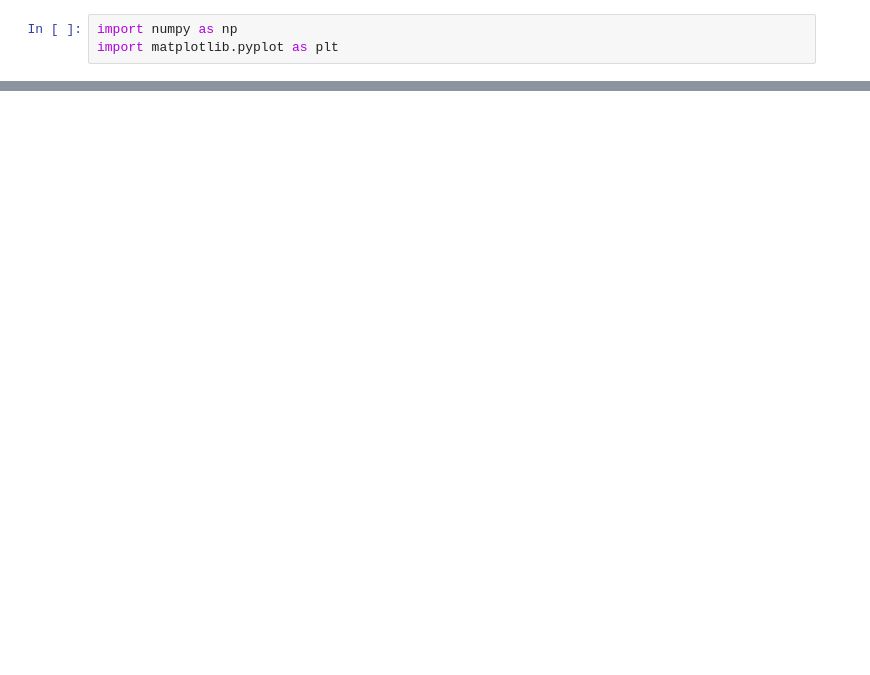
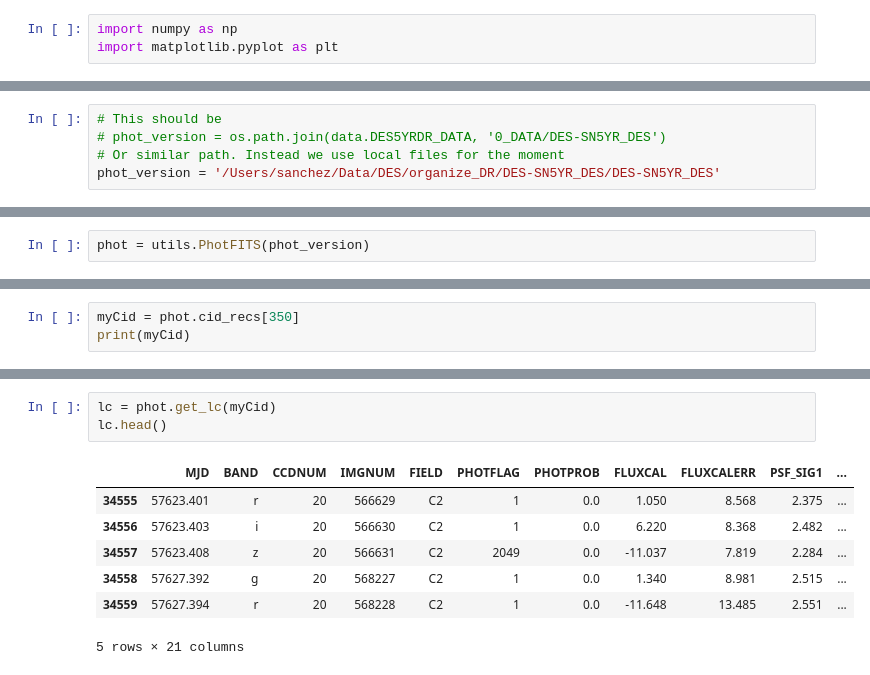
Before and after one commit to jasonlee17/DESSN5YR_TESTDR, a Jupyter notebook: docs/tutorial/01-load_data.ipynb, the cells around one changed output, grey strips where cells are left out. Saved outputs shown, nothing was run; the diff lists cells and outputs as text; blank space fills up the shorter version.

```diff
--- a/docs/tutorial/01-load_data.ipynb
+++ b/docs/tutorial/01-load_data.ipynb
@@ -88,0 +46,5 @@ plt.plot(lc['MJD'], lc['FLUXCAL'], '.')
+# %%
+# This should be
+# phot_version = os.path.join(data.DES5YRDR_DATA, '0_DATA/DES-SN5YR_DES')
+# Or similar path. Instead we use local files for the moment
+phot_version = '/Users/sanchez/Data/DES/organize_DR/DES-SN5YR_DES/DES-SN5YR_DES'
@@ -88,0 +53,2 @@ plt.plot(lc['MJD'], lc['FLUXCAL'], '.')
+# %%
+phot = utils.PhotFITS(phot_version)
@@ -88,0 +139,3 @@ plt.plot(lc['MJD'], lc['FLUXCAL'], '.')
+# %%
+myCid = phot.cid_recs[350]
+print(myCid)
@@ -88,0 +157,11 @@ plt.plot(lc['MJD'], lc['FLUXCAL'], '.')
+# %%
+lc = phot.get_lc(myCid)
+lc.head()
+# %% [output]
+|  | MJD | BAND | CCDNUM | IMGNUM | FIELD | PHOTFLAG | PHOTPROB | FLUXCAL | FLUXCALERR | PSF_SIG1 | ... |
+| 34555 | 57623.401 | r | 20 | 566629 | C2 | 1 | 0.0 | 1.050 | 8.568 | 2.375 | ... |
+| 34556 | 57623.403 | i | 20 | 566630 | C2 | 1 | 0.0 | 6.220 | 8.368 | 2.482 | ... |
+| 34557 | 57623.408 | z | 20 | 566631 | C2 | 2049 | 0.0 | -11.037 | 7.819 | 2.284 | ... |
+| 34558 | 57627.392 | g | 20 | 568227 | C2 | 1 | 0.0 | 1.340 | 8.981 | 2.515 | ... |
+| 34559 | 57627.394 | r | 20 | 568228 | C2 | 1 | 0.0 | -11.648 | 13.485 | 2.551 | ... |
+5 rows × 21 columns
```
Also changed, not shown: parts of 44 cells of this notebook, 9 other files.
